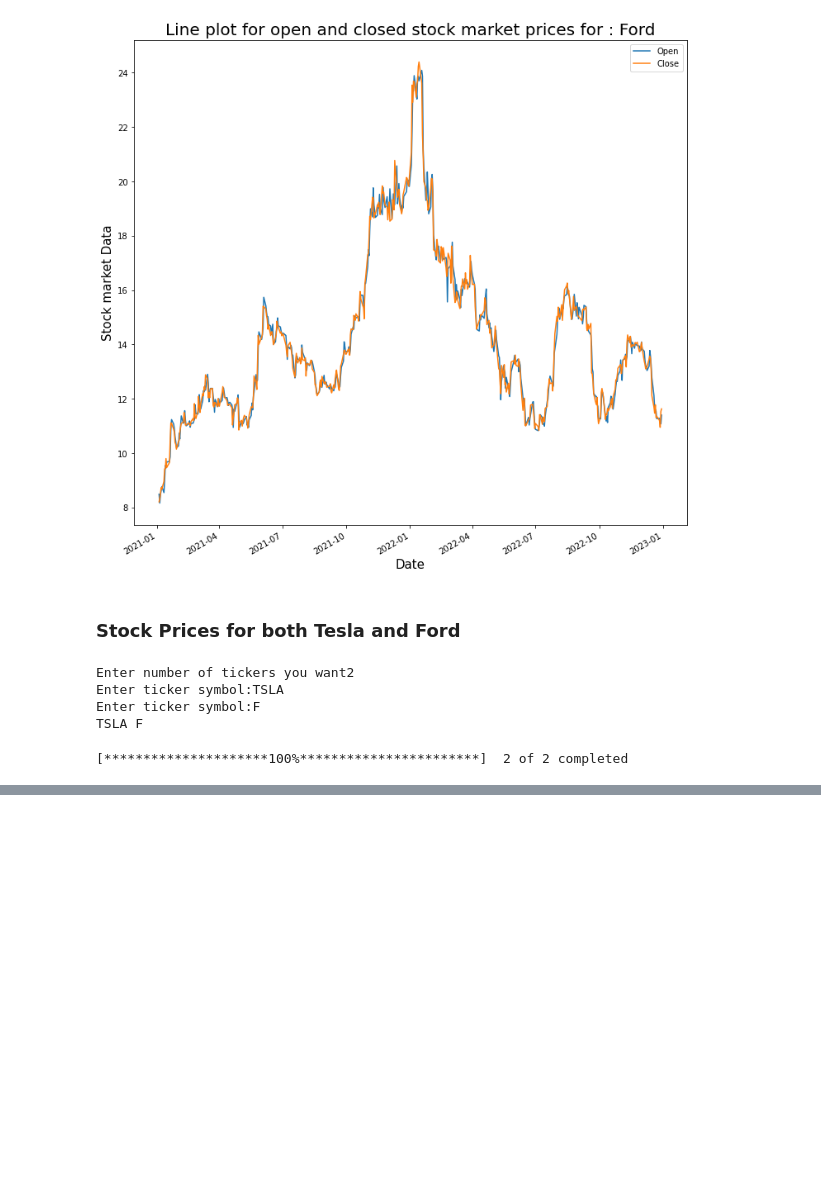
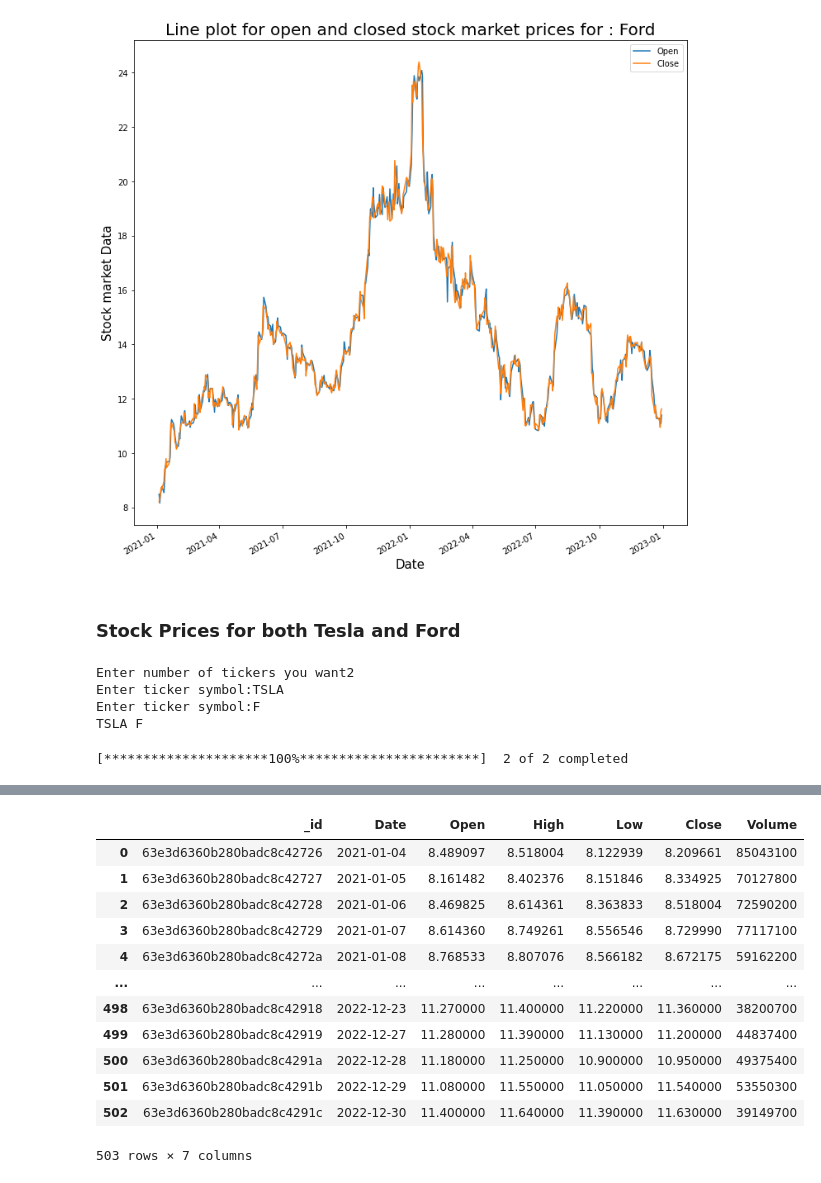
Before and after one commit to pratiktuladhar07/DEF-MFS-MVP, a Jupyter notebook: DEF-MFS-MVP.ipynb, the cells around one changed output, grey strips where cells are left out. Cells and saved outputs as stored; diff of their text form; code cells hidden in the pictures; blank space fills up the shorter version.

```diff
--- a/DEF-MFS-MVP.ipynb
+++ b/DEF-MFS-MVP.ipynb
@@ -208,0 +294,3 @@ Tsla_ford_output.output_savecsv()
+# %%
+#create a new collection for ford
+Ford_collection=mongoDB.create_database("DEF-MFS-MVP-Stocks","DEF-MFS-MVP-Ford")
@@ -208,0 +304,3 @@ Tsla_ford_output.output_savecsv()
+# %%
+#retrive stock market data of Ford as list of dictionaries and dataframe
+dic_from_db_ford,df_from_db_ford=mongoDB.fetch_dbdata(Ford_collection)
@@ -208,0 +329,19 @@ Tsla_ford_output.output_savecsv()
+# %%
+#display the extracted Ford stock market data from MongoDB in a tabular structure.
+#we use output class
+op=output(df_from_db_ford,Ford)
+op.output_display()
+# %% [output]
+|  | _id | Date | Open | High | Low | Close | Volume |
+| 0 | 63e3d6360b280badc8c42726 | 2021-01-04 | 8.489097 | 8.518004 | 8.122939 | 8.209661 | 85043100 |
+| 1 | 63e3d6360b280badc8c42727 | 2021-01-05 | 8.161482 | 8.402376 | 8.151846 | 8.334925 | 70127800 |
+| 2 | 63e3d6360b280badc8c42728 | 2021-01-06 | 8.469825 | 8.614361 | 8.363833 | 8.518004 | 72590200 |
+| 3 | 63e3d6360b280badc8c42729 | 2021-01-07 | 8.614360 | 8.749261 | 8.556546 | 8.729990 | 77117100 |
+| 4 | 63e3d6360b280badc8c4272a | 2021-01-08 | 8.768533 | 8.807076 | 8.566182 | 8.672175 | 59162200 |
+| ... | ... | ... | ... | ... | ... | ... | ... |
+| 498 | 63e3d6360b280badc8c42918 | 2022-12-23 | 11.270000 | 11.400000 | 11.220000 | 11.360000 | 38200700 |
+| 499 | 63e3d6360b280badc8c42919 | 2022-12-27 | 11.280000 | 11.390000 | 11.130000 | 11.200000 | 44837400 |
+| 500 | 63e3d6360b280badc8c4291a | 2022-12-28 | 11.180000 | 11.250000 | 10.900000 | 10.950000 | 49375400 |
+| 501 | 63e3d6360b280badc8c4291b | 2022-12-29 | 11.080000 | 11.550000 | 11.050000 | 11.540000 | 53550300 |
+| 502 | 63e3d6360b280badc8c4291c | 2022-12-30 | 11.400000 | 11.640000 | 11.390000 | 11.630000 | 39149700 |
+503 rows × 7 columns
```
Also changed, not shown: parts of 22 cells of this notebook.
